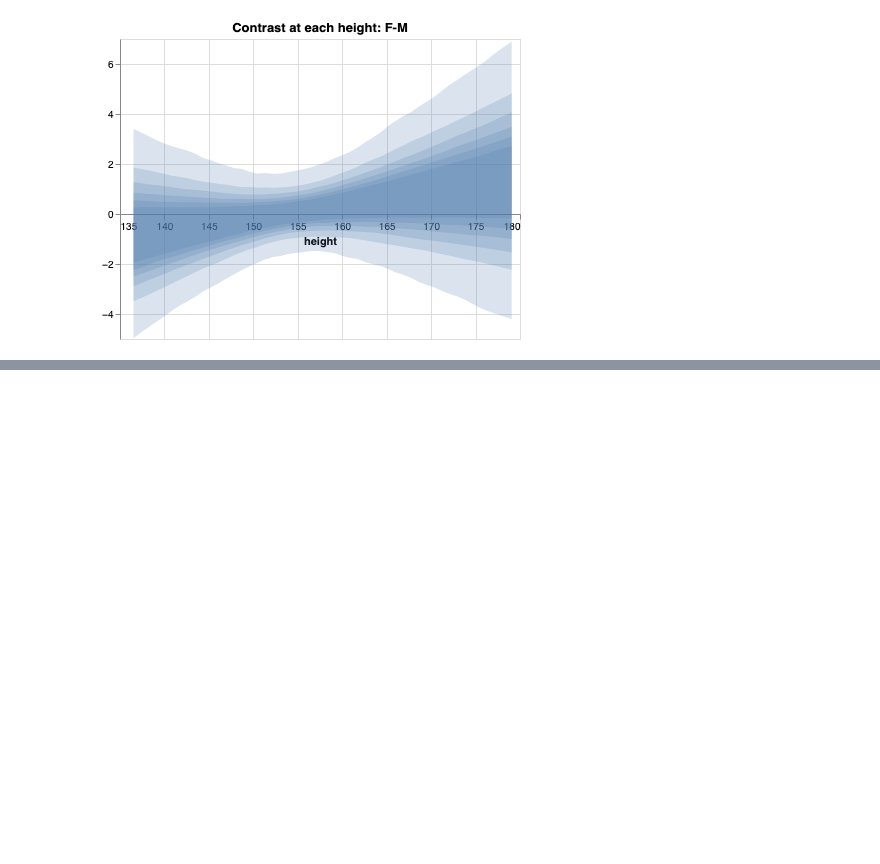
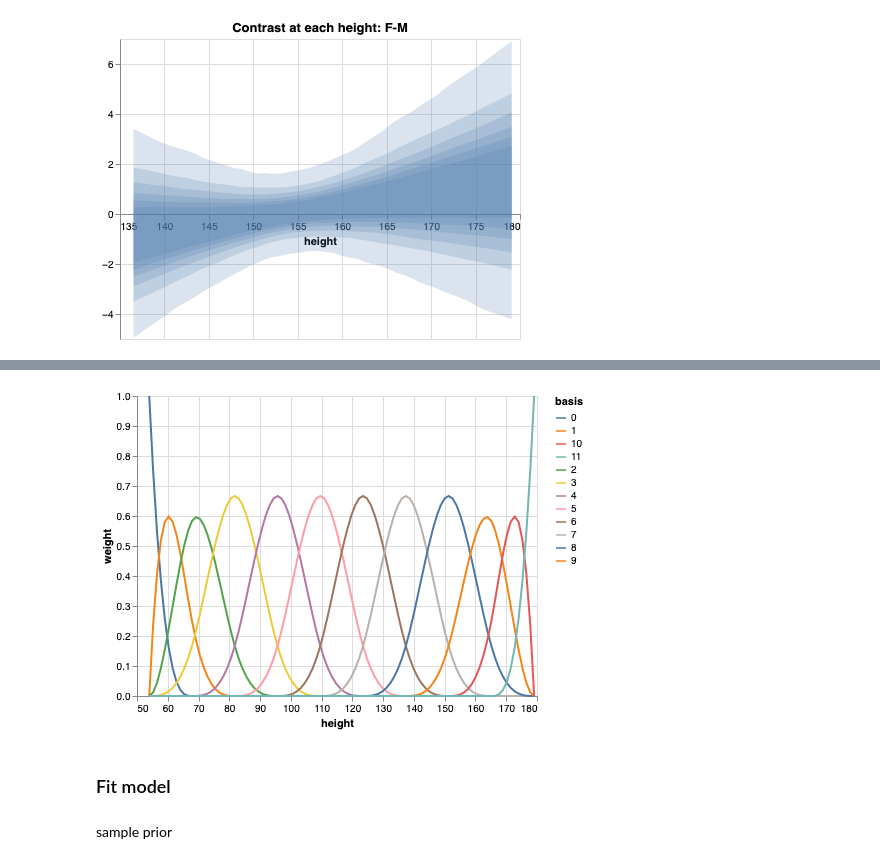
Before and after one commit to regata/statreth, a Jupyter notebook: notebooks/lecture04.ipynb, the cells around one changed output, grey strips where cells are left out. Saved outputs shown, nothing was run; the diff lists cells and outputs as text; code cells hidden in the pictures; blank space fills up the shorter version.

```diff
--- a/notebooks/lecture04.ipynb
+++ b/notebooks/lecture04.ipynb
@@ -498,0 +516,40 @@ reduce(lambda a, b: a + b, bands)
+# %%
+k = 3  # degree
+knots = np.linspace(height.min(), height.max(), num=10)
+n_knots = len(knots) + k - 1
+
+
+def basisf(x, i, k, knots):
+    """B-spline basis function
+    x - input value
+    i - basis function index
+    """
+    # populate knots array as `splev` expects:
+    # first and last k points are repeated
+    t = np.zeros(2 * k + len(knots))
+    t[:k] = knots[0]
+    t[k:-k] = knots
+    t[-k:] = knots[-1]
+    c = np.zeros_like(t)
+    c[i] = 1
+    return si.splev(x, (t, c, k))
+# %%
+height_grid = np.linspace(height.min(), height.max(), num=100)
+df = pd.DataFrame({"weight": [], "height": [], "basis": []})
+for i in range(n_knots):
+    basis_weight = basisf(height_grid, i, k, knots)
+    update_df = pd.DataFrame(
+        {
+            "height": height_grid,
+            "weight": basis_weight,
+            # `dtype=str` would incorrectly store `11` as `"1"`
+            "basis": np.full_like(height_grid, str(i), dtype=object),
+        }
+    )
+
+    df = pd.concat([df, update_df], ignore_index=True)
+
+basis_chart = alt.Chart(df).mark_line().encode(x="height", y="weight", color="basis")
+basis_chart
+# %% [output]
+[figure, added]
@@ -498,0 +563,4 @@ reduce(lambda a, b: a + b, bands)
+# %% [markdown]
+### Fit model
+# %% [markdown]
+sample prior
```
Also changed, not shown: parts of 25 cells of this notebook, 1 other file.
